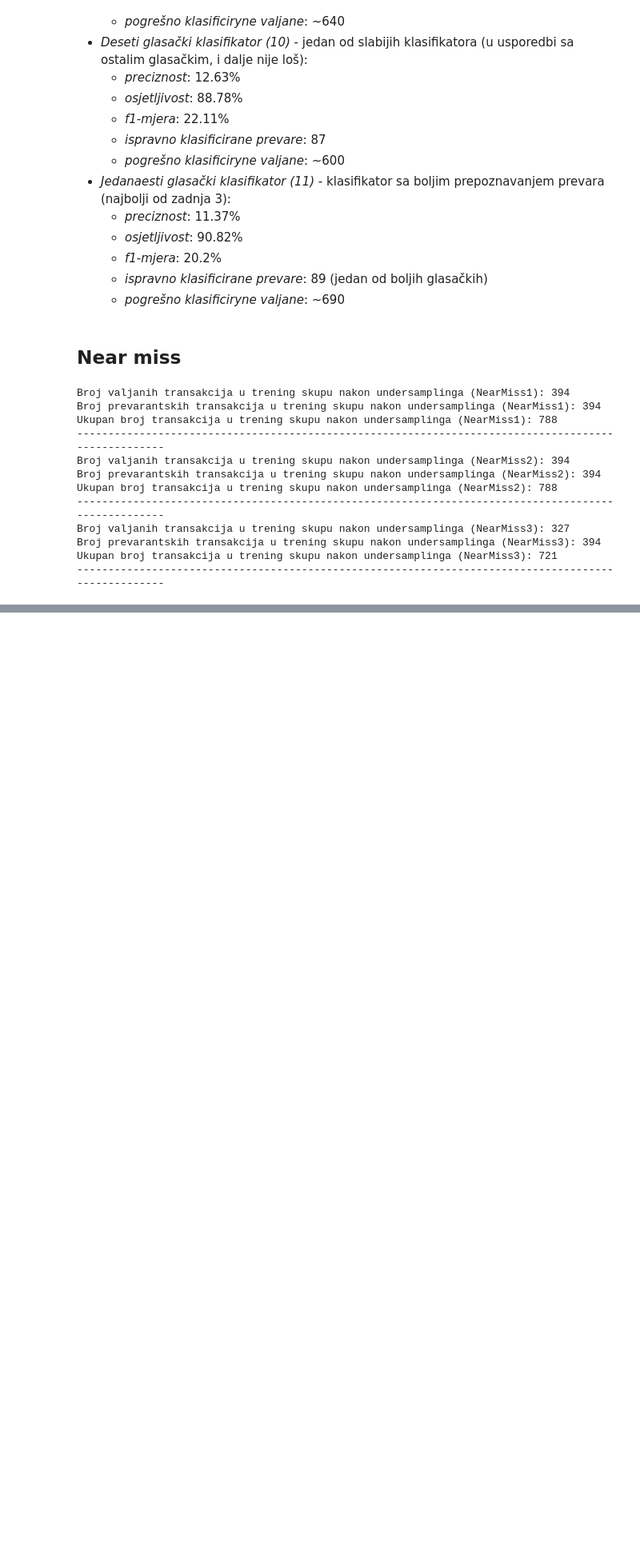
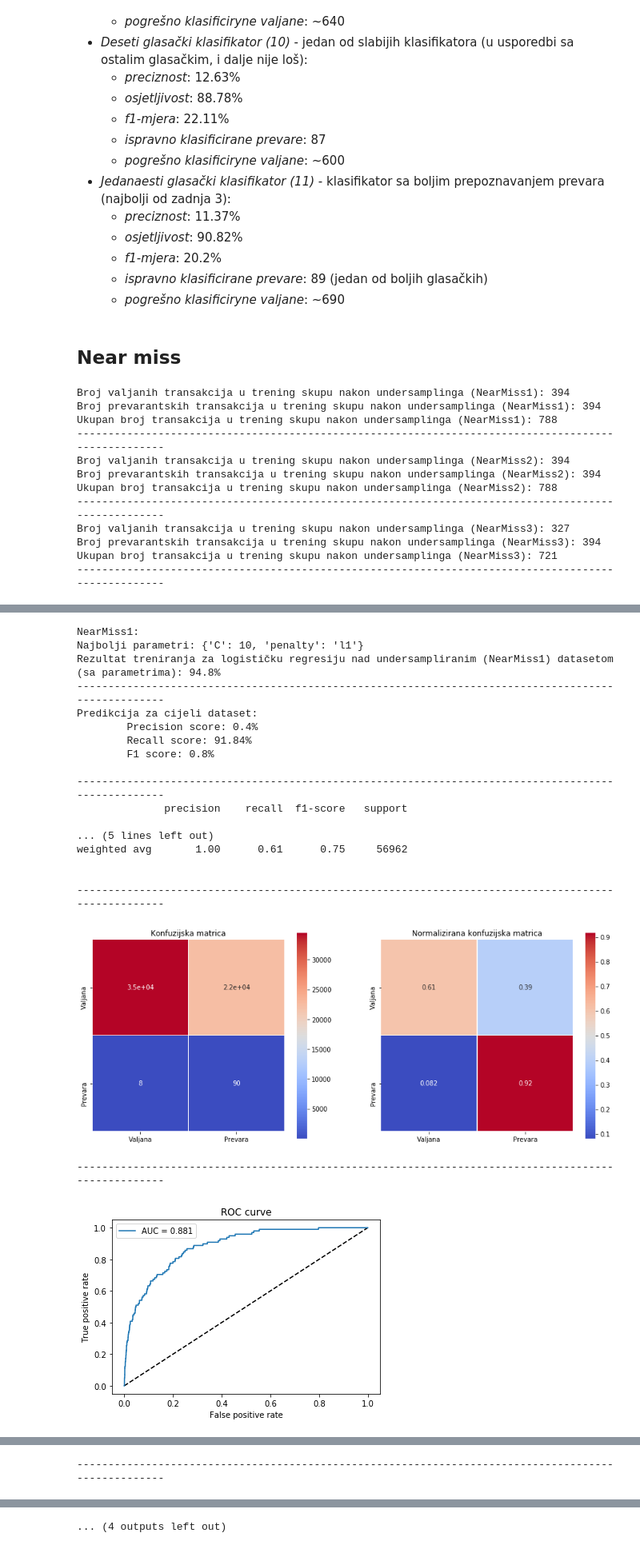
Before and after one commit to occamsrazor81/creditCard, a Jupyter notebook: undersampling_ccfd.ipynb, the cells around one changed output, grey strips where cells are left out. Shown at 80% size. Drawn from its saved outputs; the diff is of its cells as text; code cells hidden in the pictures; blank space fills up the shorter version.

```diff
--- a/undersampling_ccfd.ipynb
+++ b/undersampling_ccfd.ipynb
@@ -2024,0 +1980,75 @@ Vidimo da je kod logisitičke regresije koju god NearMiss verziju koristili dobi
+# %%
+grid_log_reg_nm1 = GridSearchCV(LogisticRegression(solver='liblinear'), log_reg_params)
+grid_log_reg_nm1.fit(X_nm1_train, y_nm1_train)
+log_reg_est_nm1 = grid_log_reg_nm1.best_estimator_
+log_reg_params_nm1 = grid_log_reg_nm1.best_params_
+
+print('NearMiss1:')
+print('Najbolji parametri: ' + str(log_reg_params_nm1))
+
+log_reg_training_score_params_nm1 = cross_val_score(log_reg_est_nm1, X_nm1_train, y_nm1_train, cv=rskf)
+print('Rezultat treniranja za logističku regresiju nad undersampliranim (NearMiss1) datasetom (sa parametrima): '
+     + str(round(log_reg_training_score_params_nm1.mean(), 4) * 100) + '%')
+
+full_pred_log_reg_params_nm1 = log_reg_est_nm1.predict(X_data_test)
+full_pred_score_log_reg_params_nm1 = log_reg_est_nm1.decision_function(X_data_test)
+print_everything(y_data_test, full_pred_log_reg_params_nm1, y_data_test_non_fraud_num, y_data_test_fraud_num, full_pred_score_log_reg_params_nm1, True)
+print('+'*100)
+print('+'*100)
+
+grid_log_reg_nm2 = GridSearchCV(LogisticRegression(solver='liblinear'), log_reg_params)
+grid_log_reg_nm2.fit(X_nm2_train, y_nm2_train)
+log_reg_est_nm2 = grid_log_reg_nm2.best_estimator_
+log_reg_params_nm2 = grid_log_reg_nm2.best_params_
+
+print('NearMiss2:')
+print('Najbolji parametri: ' + str(log_reg_params_nm2))
+
+log_reg_training_score_params_nm2 = cross_val_score(log_reg_est_nm2, X_nm1_train, y_nm1_train, cv=rskf)
+print('Rezultat treniranja za logističku regresiju nad undersampliranim (NearMiss2) datasetom (sa parametrima): '
+     + str(round(log_reg_training_score_params_nm2.mean(), 4) * 100) + '%')
+
+full_pred_log_reg_params_nm2 = log_reg_est_nm2.predict(X_data_test)
+full_pred_score_log_reg_params_nm2 = log_reg_est_nm2.decision_function(X_data_test)
+print_everything(y_data_test, full_pred_log_reg_params_nm2, y_data_test_non_fraud_num, y_data_test_fraud_num, full_pred_score_log_reg_params_nm2, True)
+print('+'*100)
+print('+'*100)
+
+grid_log_reg_nm3 = GridSearchCV(LogisticRegression(solver='liblinear'), log_reg_params)
+grid_log_reg_nm3.fit(X_nm3_train, y_nm3_train)
+log_reg_est_nm3 = grid_log_reg_nm3.best_estimator_
+log_reg_params_nm3 = grid_log_reg_nm3.best_params_
+
+print('NearMiss3:')
+print('Najbolji parametri: ' + str(log_reg_params_nm3))
+
+log_reg_training_score_params_nm3 = cross_val_score(log_reg_est_nm3, X_nm3_train, y_nm3_train, cv=rskf)
+print('Rezultat treniranja za logističku regresiju nad undersampliranim (NearMiss3) datasetom (sa parametrima): '
+     + str(round(log_reg_training_score_params_nm3.mean(), 4) * 100) + '%')
+
+full_pred_log_reg_params_nm3 = log_reg_est_nm3.predict(X_data_test)
+full_pred_score_log_reg_params_nm3 = log_reg_est_nm3.decision_function(X_data_test)
+print_everything(y_data_test, full_pred_log_reg_params_nm3, y_data_test_non_fraud_num, y_data_test_fraud_num, full_pred_score_log_reg_params_nm3, True)
+print('+'*100)
+print('+'*100)
+# %% [output]
+NearMiss1:
+Najbolji parametri: {'C': 10, 'penalty': 'l1'}
+Rezultat treniranja za logističku regresiju nad undersampliranim (NearMiss1) datasetom (sa parametrima): 94.8%
+----------------------------------------------------------------------------------------------------
+Predikcija za cijeli dataset:
+        Precision score: 0.4%
+        Recall score: 91.84%
+        F1 score: 0.8%
+
+----------------------------------------------------------------------------------------------------
+              precision    recall  f1-score   support
+
+... (5 lines left out)
+weighted avg       1.00      0.61      0.75     56962
+
+
+----------------------------------------------------------------------------------------------------
+[figure, added]
+----------------------------------------------------------------------------------------------------
+[figure, added]
@@ -2024,0 +2074 @@ Vidimo da je kod logisitičke regresije koju god NearMiss verziju koristili dobi
+----------------------------------------------------------------------------------------------------
@@ -2024,0 +2095 @@ Vidimo da je kod logisitičke regresije koju god NearMiss verziju koristili dobi
+... (4 outputs left out)
```
Also changed, not shown: parts of 114 cells of this notebook.
